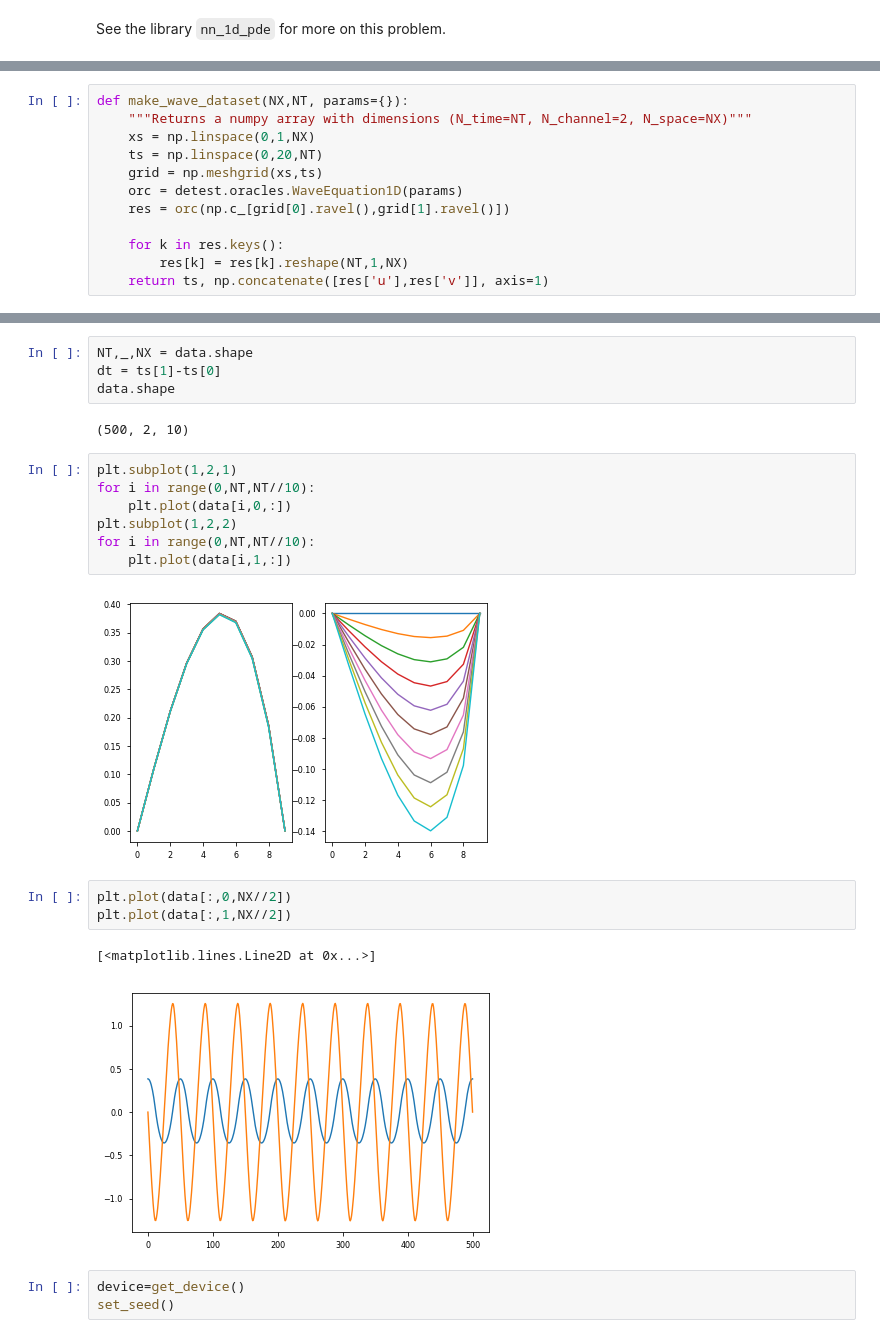
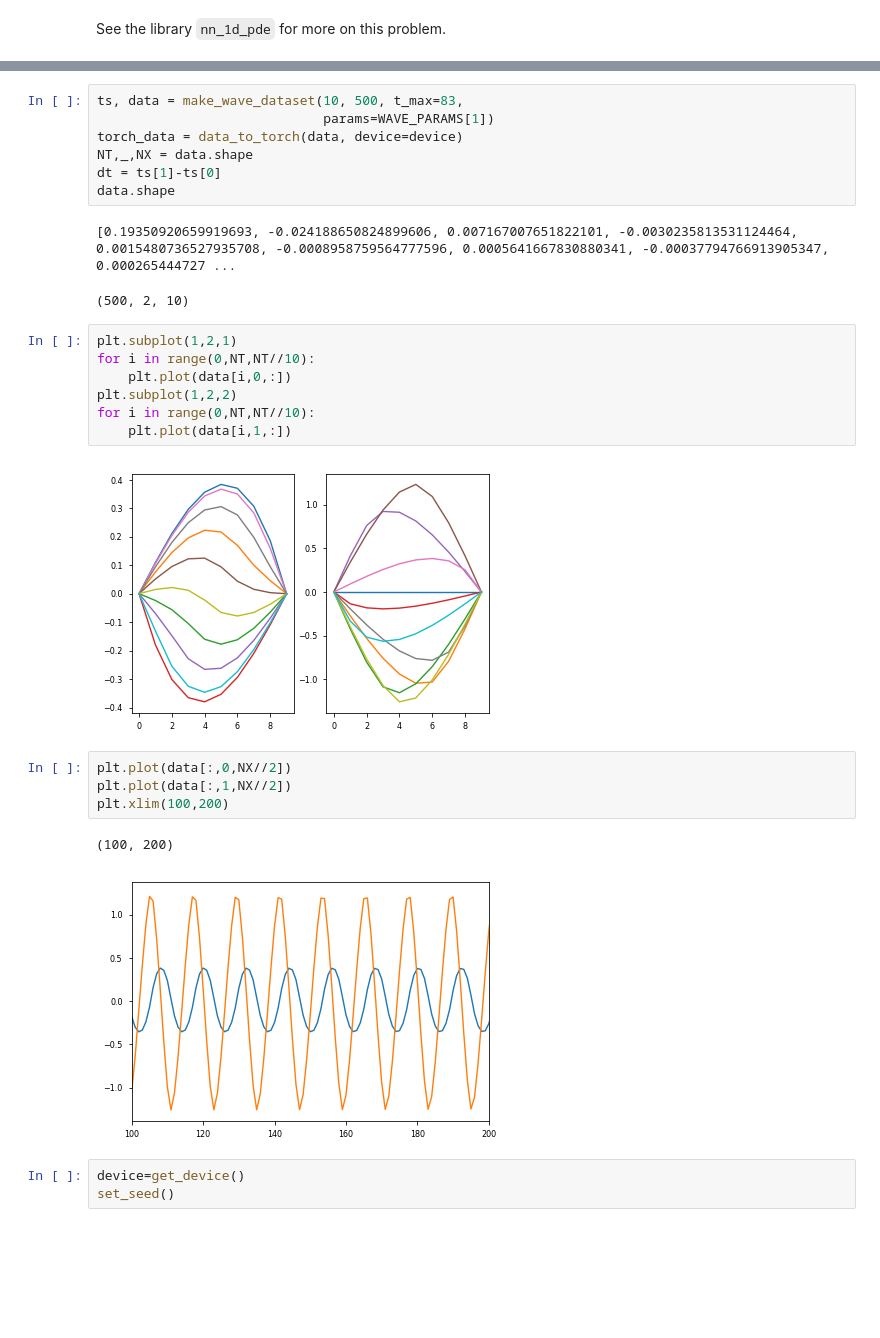
Before and after one commit to afqueiruga/on_learned_dynamics, a Jupyter notebook: WaveEquation.ipynb, the cells around one changed output, grey strips where cells are left out. Cells and saved outputs as stored; diff of their text form; blank space fills up the shorter version.

```diff
--- a/WaveEquation.ipynb
+++ b/WaveEquation.ipynb
@@ -42,12 +27,0 @@ PAR = [
-# %%
-def make_wave_dataset(NX,NT, params={}):
-    """Returns a numpy array with dimensions (N_time=NT, N_channel=2, N_space=NX)"""
-    xs = np.linspace(0,1,NX)
-    ts = np.linspace(0,20,NT)
-    grid = np.meshgrid(xs,ts)
-    orc = detest.oracles.WaveEquation1D(params)
-    res = orc(np.c_[grid[0].ravel(),grid[1].ravel()])
-
-    for k in res.keys():
-        res[k] = res[k].reshape(NT,1,NX)
-    return ts, np.concatenate([res['u'],res['v']], axis=1)
@@ -58,9 +28,13 @@ ts, data = make_wave_dataset(10,500,params=PAR[1])
 # %%
+ts, data = make_wave_dataset(10, 500, t_max=83,
+                             params=WAVE_PARAMS[1])
+torch_data = data_to_torch(data, device=device)
 NT,_,NX = data.shape
 dt = ts[1]-ts[0]
 data.shape
 # %% [output]
-(500, 2, 10)
+[0.19350920659919693, -0.024188650824899606, 0.007167007651822101, -0.0030235813531124464, 0.0015480736527935708, -0.0008958759564777596, 0.0005641667830880341, -0.00037794766913905347, 0.000265444727 ...
+(500, 2, 10)
 # %%
 plt.subplot(1,2,1)
 for i in range(0,NT,NT//10):
@@ -69,13 +43,14 @@ plt.subplot(1,2,2)
 for i in range(0,NT,NT//10):
     plt.plot(data[i,1,:])
 # %% [output]
-[figure, old version]
+[figure, new version]
 # %%
 plt.plot(data[:,0,NX//2])
 plt.plot(data[:,1,NX//2])
+plt.xlim(100,200)
 # %% [output]
-[<matplotlib.lines.Line2D at 0x...>]
+(100, 200)
-[figure, old version]
+[figure, new version]
 # %%
 device=get_device()
 set_seed()
```
Also changed, not shown: parts of 15 cells of this notebook, 3 other files.
